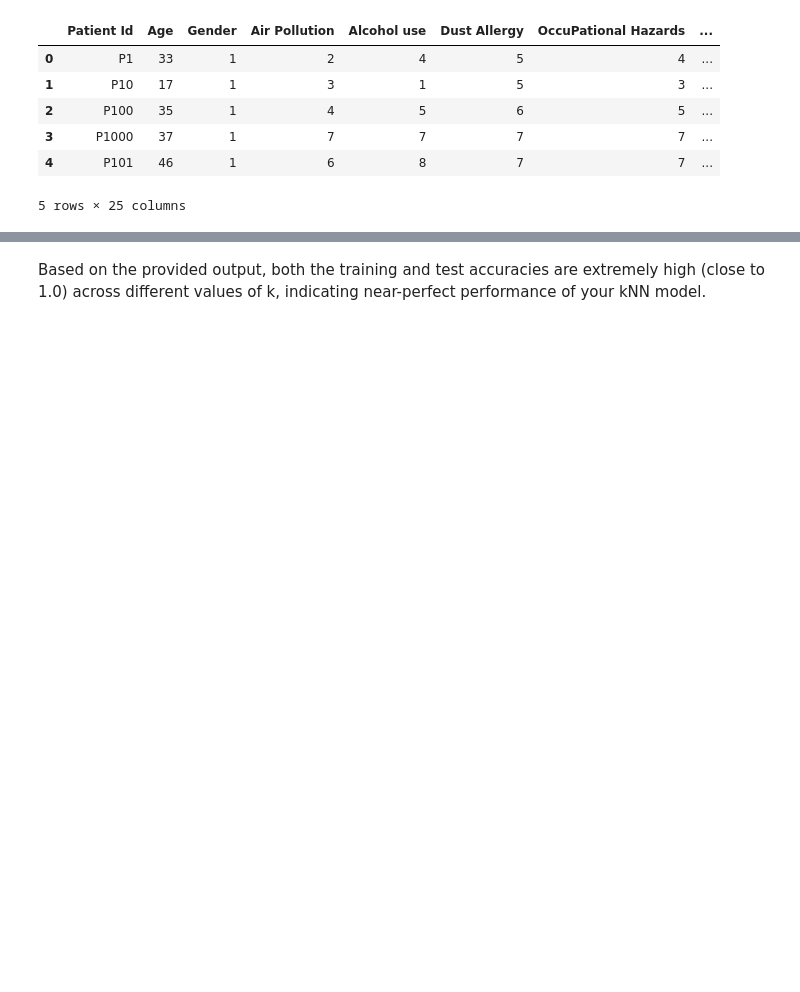
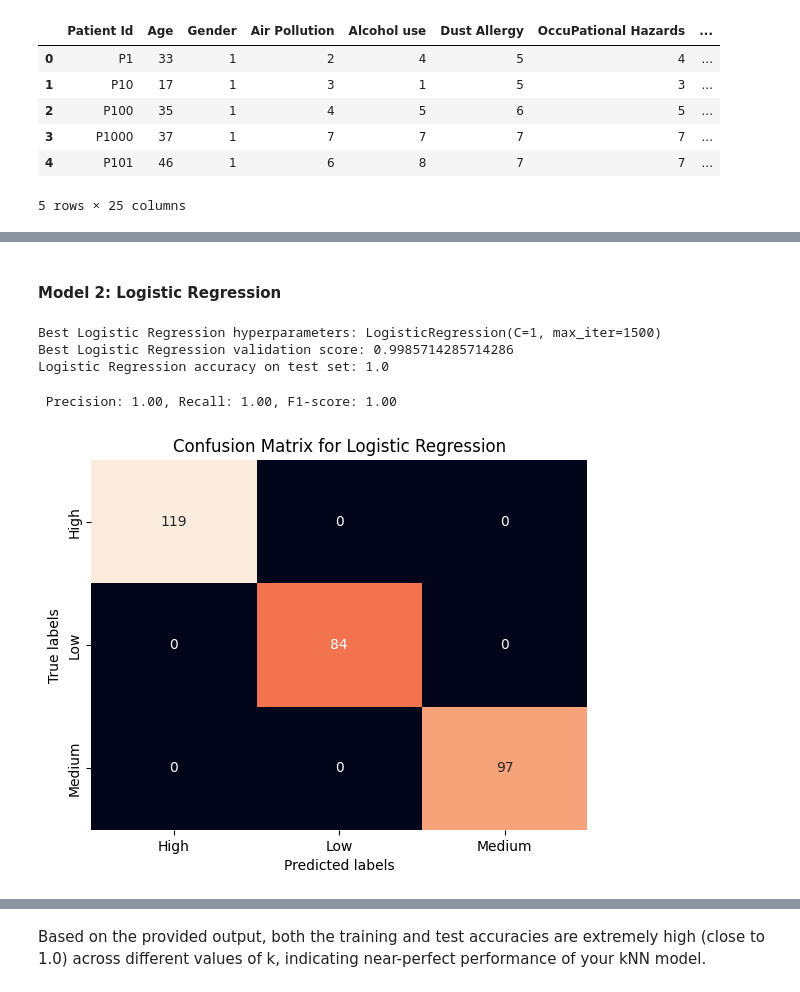
Before and after one commit to eugenegancw/Lung_Cancer_Prediction, a Jupyter notebook: LinearModels_HyperparameterTuning_final.ipynb, the cells around one changed output, grey strips where cells are left out. Cells and saved outputs as stored; diff of their text form; code cells hidden in the pictures; blank space fills up the shorter version.

Commit message:
slight change to LM hyperparameter tuning

```diff
--- a/LinearModels_HyperparameterTuning_final.ipynb
+++ b/LinearModels_HyperparameterTuning_final.ipynb
@@ -134,0 +62,49 @@ KNN prediction Accuracy:  0.9966666666666667
+# %% [markdown]
+#### Model 2: Logistic Regression
+# %%
+from sklearn.model_selection import GridSearchCV
+from sklearn.linear_model import LogisticRegression
+from sklearn.neighbors import KNeighborsClassifier
+from sklearn.metrics import accuracy_score
+
+logreg_params = {'C': [0.1, 1, 10], 'penalty': ['l2'], 'max_iter': [1500]}
+
+def gridsearch_method(model, params, model_name, cv_=5):
+    global X_train, X_test, y_train, y_test
+    grid=GridSearchCV(model, param_grid=params, cv=cv_)
+    grid.fit(X_train, y_train)
+    print(f'Best {model_name} hyperparameters: {grid.best_estimator_}')
+    print(f'Best {model_name} validation score: {grid.best_score_}')
+    y_pred=grid.predict(X_test)
+    accuracy_=accuracy_score(y_test, y_pred)
+    print(f'{model_name} accuracy on test set: {accuracy_}')
+    return y_pred
+
+y_pred_logreg=gridsearch_method(model=LogisticRegression(), params= logreg_params, model_name="Logistic Regression")
+# %% [output]
+Best Logistic Regression hyperparameters: LogisticRegression(C=1, max_iter=1500)
+Best Logistic Regression validation score: 0.9985714285714286
+Logistic Regression accuracy on test set: 1.0
+# %%
+from sklearn.metrics import precision_recall_fscore_support, confusion_matrix
+
+def evaluation_metrics(y_true, y_pred, model_name, average_type=None): #choices for average_type: {‘binary’, ‘micro’, ‘macro’}
+    scores=precision_recall_fscore_support(y_true, y_pred, average=average_type)
+    print(f" Precision: {scores[0]:.2f}, Recall: {scores[1]:.2f}, F1-score: {scores[2]:.2f}")
+    confusion_scores_matrix = confusion_matrix(y_true, y_pred)
+    unique_labels = np.unique(np.concatenate((y_true, y_pred)))
+
+    ax = plt.subplot()
+    sns.heatmap(confusion_scores_matrix, annot=True, fmt='g', ax=ax, cbar=False)
+    ax.set_xlabel('Predicted labels')
+    ax.set_ylabel('True labels')
+    ax.set_title(f'Confusion Matrix for {model_name}')
+
+    ax.xaxis.set_ticklabels(unique_labels)
+    ax.yaxis.set_ticklabels(unique_labels)
+    plt.show()
+
+evaluation_metrics(y_test, y_pred_logreg, 'Logistic Regression', average_type='macro')
+# %% [output]
+ Precision: 1.00, Recall: 1.00, F1-score: 1.00
+[figure, added]
```
Also changed, not shown: parts of 36 cells of this notebook.
